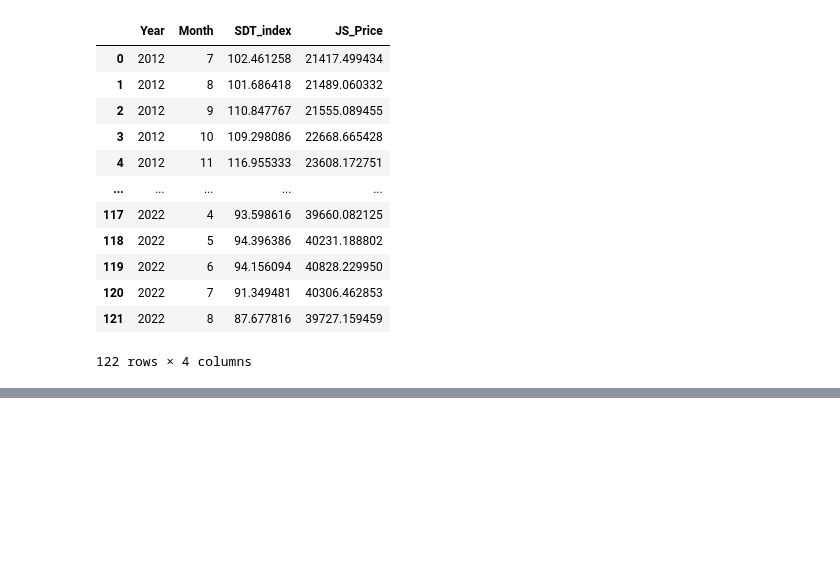
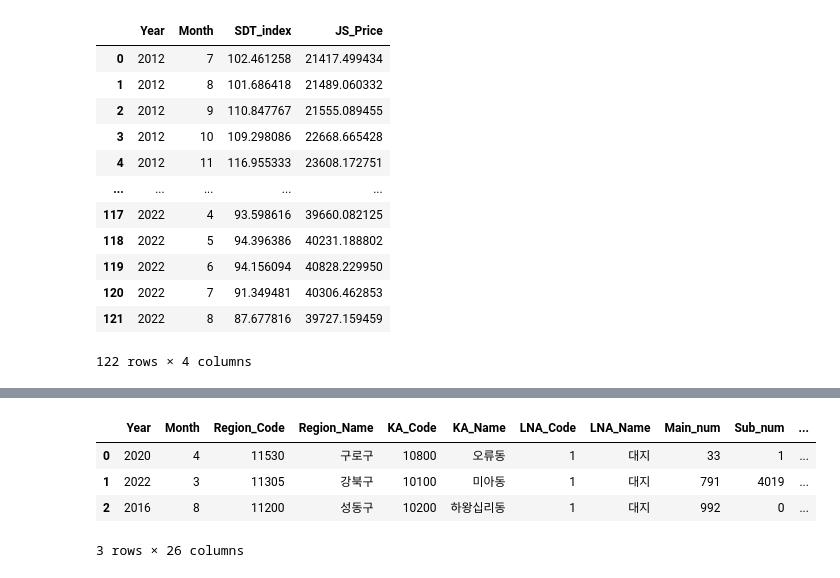
Before and after one commit to HSYhrae/team3_semi_project, a Jupyter notebook: 서울시_전세_실거래가_데이터_전처리(건별).ipynb, the cells around one changed output, grey strips where cells are left out. Drawn from its saved outputs; the diff is of its cells as text; code cells hidden in the pictures; blank space fills up the shorter version.

```diff
--- a/서울시_전세_실거래가_데이터_전처리(건별).ipynb
+++ b/서울시_전세_실거래가_데이터_전처리(건별).ipynb
@@ -872,0 +921,10 @@ JS_AG_Data
+# %%
+sampled_df = test_df.sample(n=3000, random_state=42) # random_state = 재현가능성
+sampled_df = sampled_df.reset_index(drop=True)
+sampled_df.head(3)
+# %% [output]
+|  | Year | Month | Region_Code | Region_Name | KA_Code | KA_Name | LNA_Code | LNA_Name | Main_num | Sub_num | ... |
+| 0 | 2020 | 4 | 11530 | 구로구 | 10800 | 오류동 | 1 | 대지 | 33 | 1 | ... |
+| 1 | 2022 | 3 | 11305 | 강북구 | 10100 | 미아동 | 1 | 대지 | 791 | 4019 | ... |
+| 2 | 2016 | 8 | 11200 | 성동구 | 10200 | 하왕십리동 | 1 | 대지 | 992 | 0 | ... |
+3 rows × 26 columns
```
Also changed, not shown: parts of 20 cells of this notebook.
